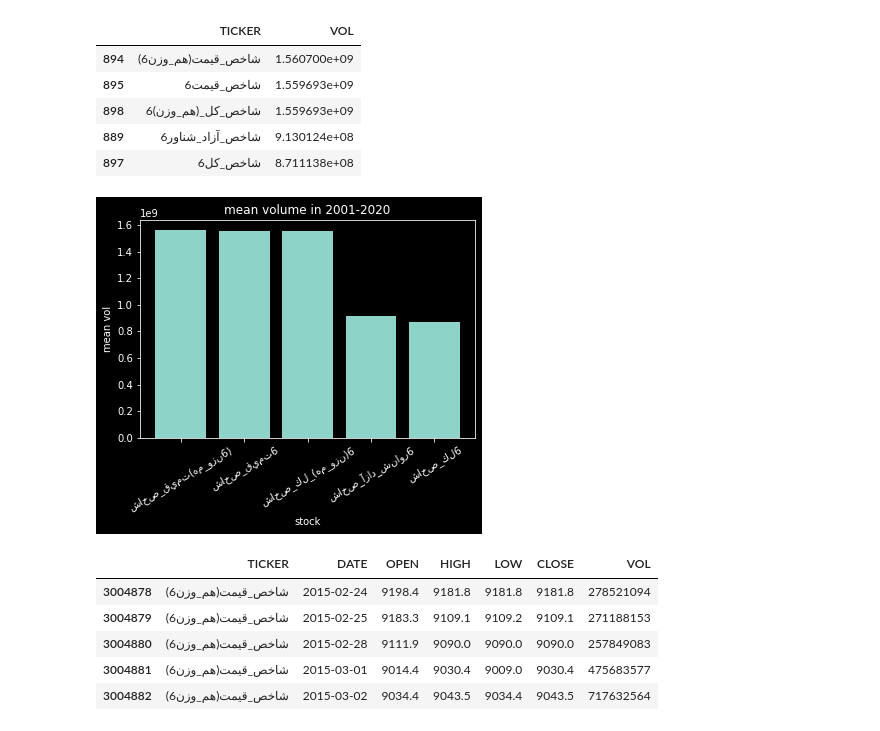
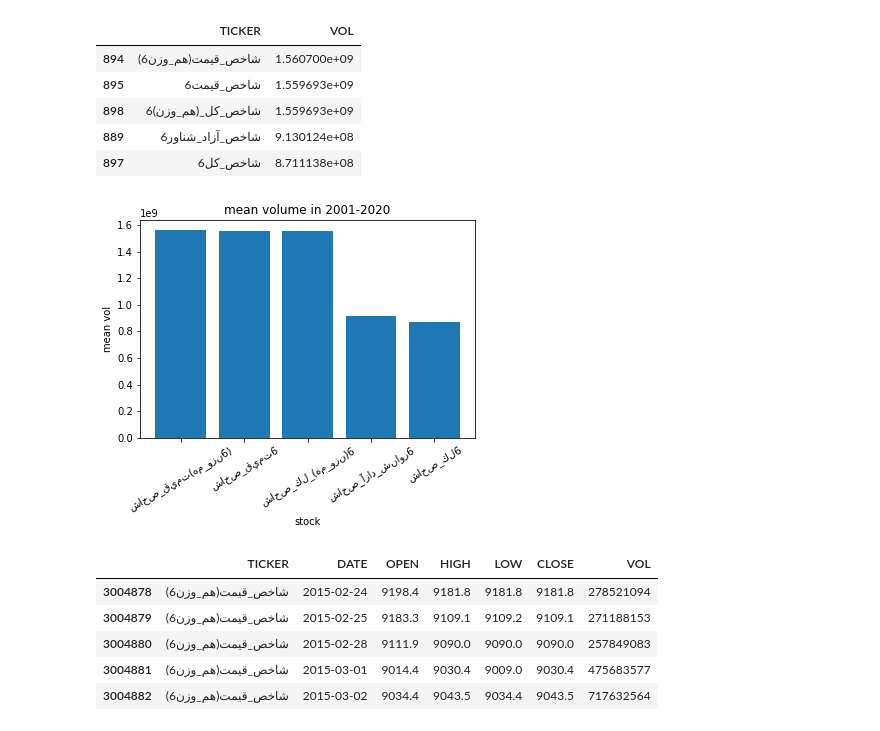
Before and after one commit to Ayazdani1997/stock-feature-prediction-final-pro, a Jupyter notebook: Phase1_OCHLV.ipynb, the cells around one changed output. Saved outputs shown, nothing was run; the diff lists cells and outputs as text; code cells hidden in the pictures.

```diff
--- a/Phase1_OCHLV.ipynb
+++ b/Phase1_OCHLV.ipynb
@@ -62,17 +62,16 @@ mean_vol_per_ticker.head()
 | 889 | شاخص_آزاد_شناور6 | 9.130124e+08 |
 | 897 | شاخص_كل6 | 8.711138e+08 |
 # %%
- plt.style.use('dark_background')
  five_first_stocks_with_mean_vol = mean_vol_per_ticker.head()
  index = numpy.arange(len(five_first_stocks_with_mean_vol['TICKER']))
  plt.bar(index, five_first_stocks_with_mean_vol['VOL'])
  plt.xlabel('stock', fontsize=10)
  plt.ylabel('mean vol', fontsize=10)
  plt.xticks(index, five_first_stocks_with_mean_vol['TICKER'], fontsize=10, rotation=30)
  plt.title('mean volume in 2001-2020')
  plt.show()
 # %% [output]
-[figure, old version]
+[figure, new version]
 # %%
 data_for_ticker_with_max_mean_vol = data[ data['TICKER'] == mean_vol_per_ticker.head().iloc[0]['TICKER'] ]
 data_for_ticker_with_max_mean_vol.head()
```
Also changed, not shown: parts of 19 cells of this notebook.
